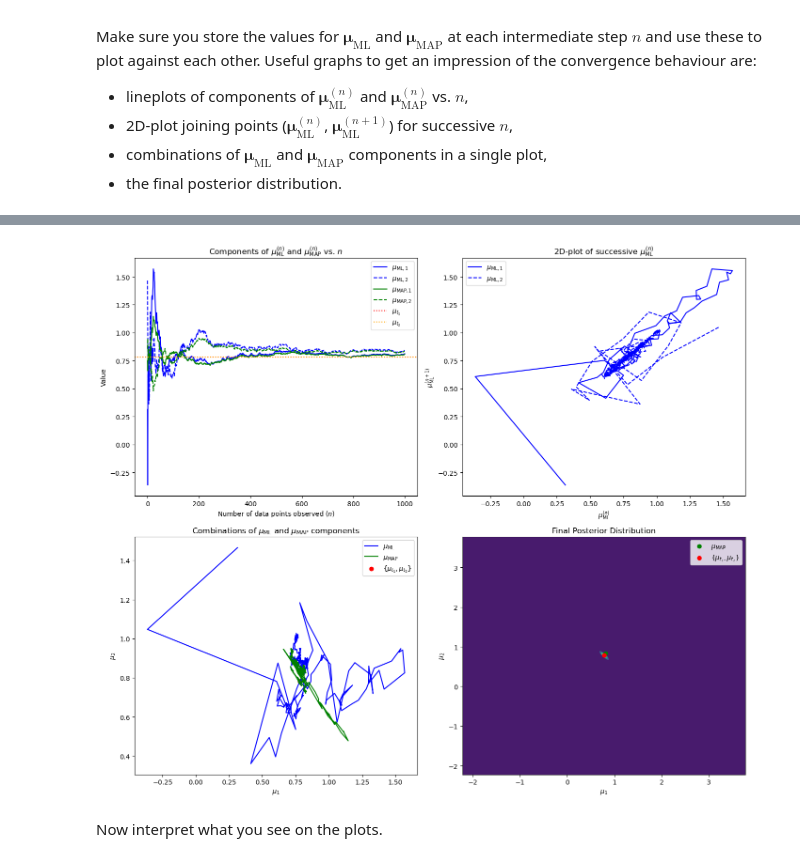
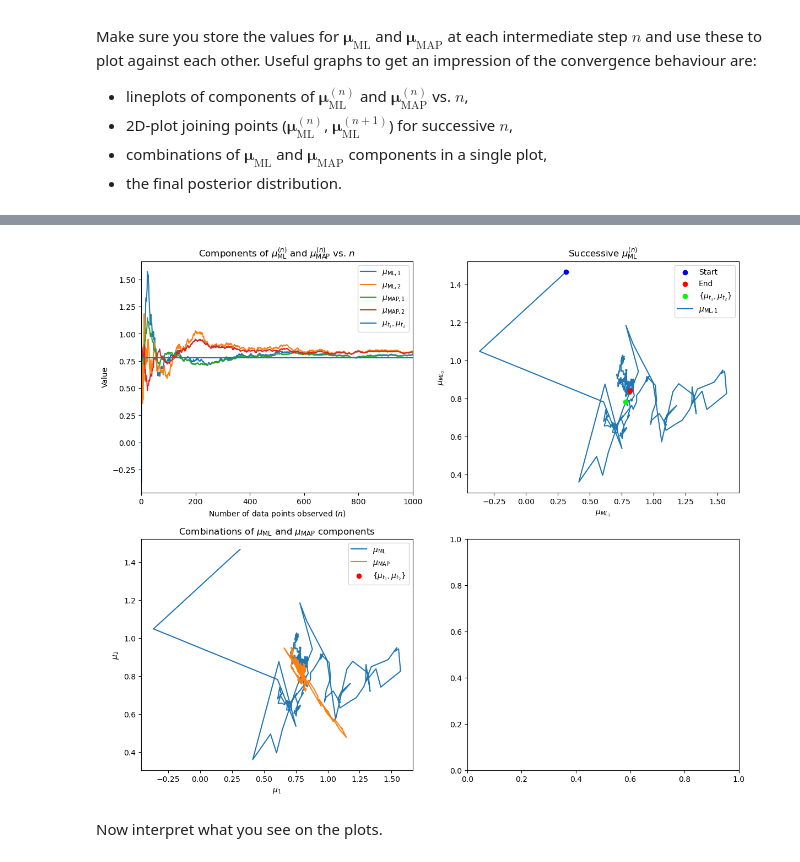
Before and after one commit to meraxion/SML24, a Jupyter notebook: SML24_as02/SML24_as02_3.ipynb, the cells around one changed output, grey strips where cells are left out. Saved outputs shown, nothing was run; the diff lists cells and outputs as text; code cells hidden in the pictures.

```diff
--- a/SML24_as02/SML24_as02_3.ipynb
+++ b/SML24_as02/SML24_as02_3.ipynb
@@ -337,7 +337,8 @@ $$
 """
 Calculate the maximum likelihood of the mean.
 """
-mu_0 = np.array([0, 0])
+# TODO: Not sure about the initial value for mu_0
+mu_0 = np.array([1, 1])
 def update_mean(mu, x, n):
     return mu + (x - mu) / n
 
@@ -387,23 +388,21 @@ Calculate the MAP of the mean.
 """
 # YOUR CODE HERE
 
-Sigma_0 = Sigma_p_2
-map_0 = mu_p
 
 def update_map(x, Sigma_old, map_old, Sigma_t):
     Sigma = np.linalg.inv(np.linalg.inv(Sigma_old) + np.linalg.inv(Sigma_t))
     map = Sigma@(np.linalg.inv(Sigma_t)@x + np.linalg.inv(Sigma_old)@map_old)
     return map, Sigma
 
-
+Sigma = Sigma_p_2
+map = mu_p
 map_results = np.zeros((len(data), 2))
 
 for i, x in enumerate(data):
-    map, Sigma = update_map(x, Sigma_0, map_0, Sigma_t)
+    map, Sigma = update_map(x, Sigma, map, Sigma_t)
     map_results[i] = map
-    Sigma_0 = Sigma
-    map_0 = map
 
-print(map_results)
-print(f"MAP: {map}")
+Sigma_map = Sigma
+print(f"Sigma:\n {Sigma_map}")
+print(f"MAP:\n {map}")
 # %% [output]
@@ -425,73 +421,59 @@ Make sure you store the values for $\mathbf{\mu}_{\mathrm{ML}}$ and $\mathbf{\mu
 * combinations of $\mathbf{\mu}_{\mathrm{ML}}$ and $\mathbf{\mu}_{\mathrm{MAP}}$ components in a single plot,
 * the final posterior distribution.
 # %%
-"""
+"""mathrm
 Plots of ML and MAP estimates.
 """
 import numpy as np
 import matplotlib.pyplot as plt
 
-# Assuming ml_results and map_results are defined
-# Example:
-# ml_results = np.random.rand(100, 2)  # Replace with actual ML results
-# map_results = np.random.rand(100, 2)  # Replace with actual MAP results
-true_values = mu_t  # Replace with actual true values
+mu_t = mu_t  # Replace with actual true values
 
-# Define the number of data points observed
 n_points = len(ml_results)
 
-# Create subplots
 fig, axs = plt.subplots(2, 2, figsize=(14, 12))
 
-# Plot 1: Lineplots of components of μ_ML^(n) and μ_MAP^(n) vs. n
-axs[0, 0].plot(range(n_points), ml_results[:, 0], label=r'$\mu_{\mathrm{ML},1}$', color='blue')
-axs[0, 0].plot(range(n_points), ml_results[:, 1], label=r'$\mu_{\mathrm{ML},2}$', color='blue', linestyle='dashed')
-axs[0, 0].plot(range(n_points), map_results[:, 0], label=r'$\mu_{\mathrm{MAP},1}$', color='green')
-axs[0, 0].plot(range(n_points), map_results[:, 1], label=r'$\mu_{\mathrm{MAP},2}$', color='green', linestyle='dashed')
-axs[0, 0].axhline(y=true_values[0], color='red', linestyle='dotted', label=r'$\mu_{t_1}$')
-axs[0, 0].axhline(y=true_values[1], color='orange', linestyle='dotted', label=r'$\mu_{t_2}$')
+# Lineplots
+axs[0, 0].plot(range(n_points), ml_results[:, 0], label=r'$\mu_{\mathrm{ML},1}$')
+axs[0, 0].plot(range(n_points), ml_results[:, 1], label=r'$\mu_{\mathrm{ML},2}$')
+axs[0, 0].plot(range(n_points), map_results[:, 0], label=r'$\mu_{\mathrm{MAP},1}$')
+axs[0, 0].plot(range(n_points), map_results[:, 1], label=r'$\mu_{\mathrm{MAP},2}$')
+axs[0, 0].axhline(y=mu_t[0], label=r'$\mu_{t_1},\mu_{t_2}$')
 axs[0, 0].set_title(r'Components of $\mu_{\mathrm{ML}}^{(n)}$ and $\mu_{\mathrm{MAP}}^{(n)}$ vs. $n$')
 axs[0, 0].set_xlabel('Number of data points observed ($n$)')
 axs[0, 0].set_ylabel('Value')
+axs[0, 0].set_xlim([0, n_points])
 axs[0, 0].legend()
 
-# Plot 2: 2D-plot joining points (μ_ML^(n), μ_ML^(n+1)) for successive n
-axs[0, 1].plot(ml_results[:-1, 0], ml_results[1:, 0], label=r'$\mu_{\mathrm{ML},1}$', color='blue')
-axs[0, 1].plot(ml_results[:-1, 1], ml_results[1:, 1], label=r'$\mu_{\mathrm{ML},2}$', color='blue', linestyle='dashed')
-axs[0, 1].set_title(r'2D-plot of successive $\mu_{\mathrm{ML}}^{(n)}$')
-axs[0, 1].set_xlabel(r'$\mu_{\mathrm{ML}}^{(n)}$')
-axs[0, 1].set_ylabel(r'$\mu_{\mathrm{ML}}^{(n+1)}$')
+# Plot 2: 2D-plot joining points
+# Plot start and end points
+axs[0, 1].scatter(ml_results[0, 0], ml_results[0, 1], color='blue', label="Start")
+axs[0, 1].scatter(ml_results[-1, 0], ml_results[-1, 1], color='red', label="End")
+axs[0, 1].scatter(mu_t[0], mu_t[1], color='lime', label=r'$\{\mu_{t_1}, \mu_{t_2}\}$')
+axs[0, 1].plot(ml_results[:,0], ml_results[:,1], label=r'$\mu_{\mathrm{ML},1}$', zorder=-1)
+axs[0, 1].set_title(r'Successive $\mu_{\mathrm{ML}}^{(n)}$')
+axs[0, 1].set_xlabel(r'$\mu_{ML_1}$')
+axs[0, 1].set_ylabel(r'$\mu_{ML_2}$')
 axs[0, 1].legend()
 
 # Plot 3: Combinations of μ_ML and μ_MAP components in a single plot
-axs[1, 0].plot(ml_results[:, 0], ml_results[:, 1], label=r'$\mu_{\mathrm{ML}}$', color='blue')
-axs[1, 0].plot(map_results[:, 0], map_results[:, 1], label=r'$\mu_{\mathrm{MAP}}$', color='green')
-axs[1, 0].scatter(true_values[0], true_values[1], color='red', label=r'$\{\mu_{t_1}, \mu_{t_2}\}$')
+axs[1, 0].plot(ml_results[:, 0], ml_results[:, 1], label=r'$\mu_{\mathrm{ML}}$')
+axs[1, 0].plot(map_results[:, 0], map_results[:, 1], label=r'$\mu_{\mathrm{MAP}}$')
+axs[1, 0].scatter(mu_t[0], mu_t[1], color='red', label=r'$\{\mu_{t_1}, \mu_{t_2}\}$')
 axs[1, 0].set_title(r'Combinations of $\mu_{\mathrm{ML}}$ and $\mu_{\mathrm{MAP}}$ components')
 axs[1, 0].set_xlabel(r'$\mu_1$')
 axs[1, 0].set_ylabel(r'$\mu_2$')
 axs[1, 0].legend()
 
-# Plot 4: Final posterior distribution (assuming a 2D Gaussian for simplicity)
-from scipy.stats import multivariate_normal
-
-# Example covariance matrix for the posterior distribution
-cov_matrix = np.cov(map_results.T)
-
-x, y = np.mgrid[true_values[0]-3:true_values[0]+3:.01, true_values[1]-3:true_values[1]+3:.01]
+# Posterior distribution
+x, y = np.mgrid[0:2:.01, 0:2:.01]
 pos = np.dstack((x, y))
-rv = multivariate_normal(true_values, cov_matrix)
+rv = ss.multivariate_normal(mu_t, Sigma_map)
 axs[1, 1].contourf(x, y, rv.pdf(pos), cmap='viridis')
 axs[1, 1].scatter(map_results[-1, 0], map_results[-1, 1], color='green', label=r'$\mu_{\mathrm{MAP}}$')
-axs[1, 1].scatter(true_values[0], true_values[1], color='red', label=r'$\{\mu_{t_1}, \mu_{t_2}\}$')
+axs[1, 1].scatter(mu_t[0], mu_t[1], color='red', label=r'$\{\mu_{t_1}, \mu_{t_2}\}$')
 axs[1, 1].set_title('Final Posterior Distribution')
 axs[1, 1].set_xlabel(r'$\mu_1$')
 axs[1, 1].set_ylabel(r'$\mu_2$')
 axs[1, 1].legend()
-
-# Adjust layout
-plt.tight_layout()
-
-# Show plots
-plt.show()
 # %% [output]
@@ -498,3 +481,3 @@ plt.show()
-[figure, old version]
+[figure, new version]
 # %% [markdown]
 Now interpret what you see on the plots.
```
Also changed, not shown: parts of 4 cells of this notebook.
